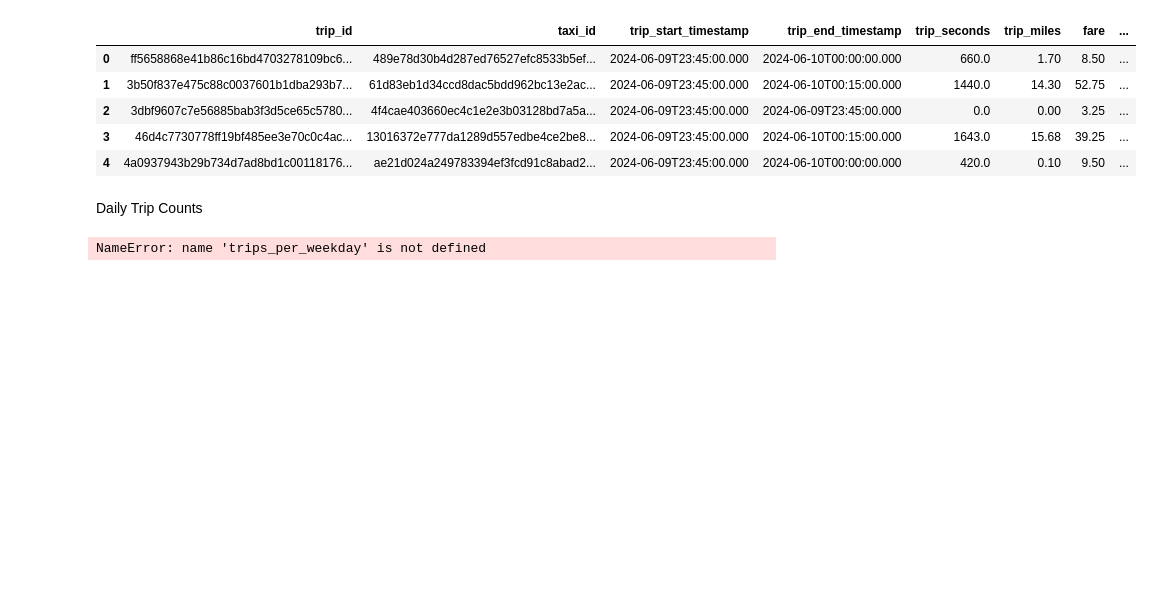
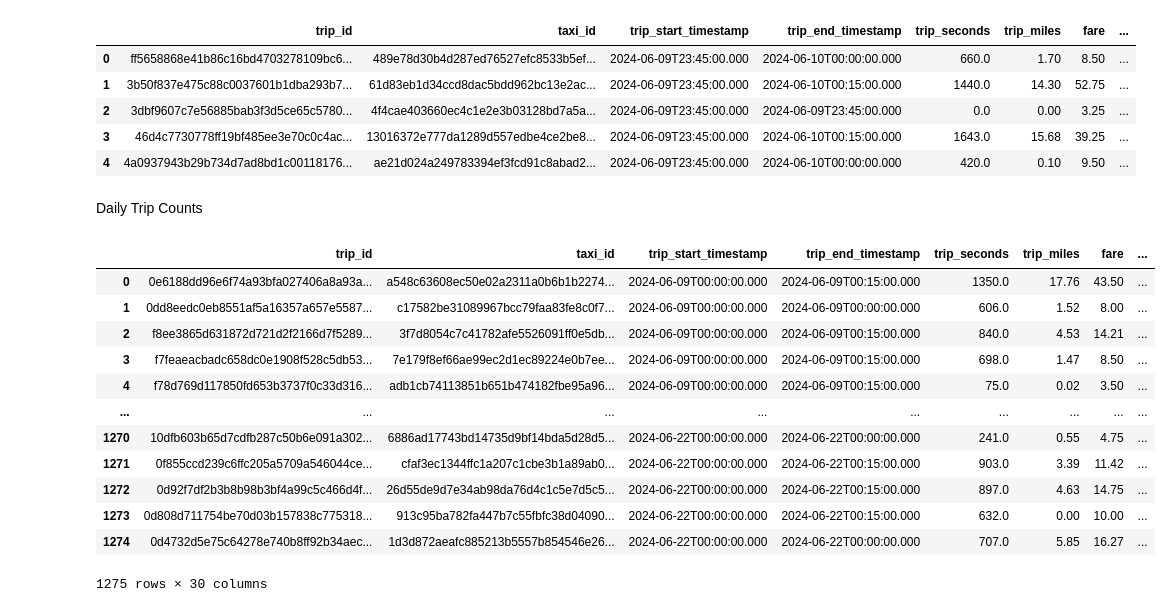
Before and after one commit to goga11111/Python_DE, a Jupyter notebook: 08_local_visualisations.ipynb, the cells around one changed output. Cells and saved outputs as stored; diff of their text form; code cells hidden in the pictures; blank space fills up the shorter version.

```diff
--- a/08_local_visualisations.ipynb
+++ b/08_local_visualisations.ipynb
@@ -173,21 +179,25 @@ trips_full.head()
 | 4 | 4a0937943b29b734d7ad8bd1c00118176... | ae21d024a249783394ef3fcd91c8abad2... | 2024-06-09T23:45:00.000 | 2024-06-10T00:00:00.000 | 420.0 | 0.10 | 9.50 | ... |
 # %% [markdown]
 Daily Trip Counts
-# %%
-# Define a custom color palette
-color_palette = ['#ff9999', '#66b3ff', '#99ff99', '#ffcc99', '#c2c2f0', '#ffb3e6', '#ff6666', '#ffb366', '#b3b3ff', '#66ff66']
-
-# Plotting the data
-trips_per_weekday.plot(kind="bar", figsize=(14, 8), fontsize=12, color=color_palette)
-
-# Adding titles and labels
-plt.xlabel("Weekday", fontsize = 13)
-plt.ylabel("Count of the trips", fontsize = 13)
-plt.title("Daily trip counts", fontsize = 20, pad = 18)
-
-# Show and save the plot into a file
-figure = plt.gcf()
-
-plt.show()
-# %% [output]
-NameError: name 'trips_per_weekday' is not defined
+# %%
+date['date'] = pd.to_datetime(date['date'])
+
+##trips_full['trip_end_timestamp'] = pd.to_datetime(trips_full['trip_end_timestamp'])
+trips_full['trip_start_date'] = trips_full['trip_start_timestamp']
+trips_full['trip_start_date'] = pd.to_datetime(trips_full['trip_start_date'])
+trips_full = pd.merge(trips_full, date, left_on='trip_start_date', right_on='date', how='inner')
+trips_full = trips_full.drop(columns=['date'])
+# %% [output]
+|  | trip_id | taxi_id | trip_start_timestamp | trip_end_timestamp | trip_seconds | trip_miles | fare | ... |
+| 0 | 0e6188dd96e6f74a93bfa027406a8a93a... | a548c63608ec50e02a2311a0b6b1b2274... | 2024-06-09T00:00:00.000 | 2024-06-09T00:15:00.000 | 1350.0 | 17.76 | 43.50 | ... |
+| 1 | 0dd8eedc0eb8551af5a16357a657e5587... | c17582be31089967bcc79faa83fe8c0f7... | 2024-06-09T00:00:00.000 | 2024-06-09T00:00:00.000 | 606.0 | 1.52 | 8.00 | ... |
+| 2 | f8ee3865d631872d721d2f2166d7f5289... | 3f7d8054c7c41782afe5526091ff0e5db... | 2024-06-09T00:00:00.000 | 2024-06-09T00:15:00.000 | 840.0 | 4.53 | 14.21 | ... |
+| 3 | f7feaeacbadc658dc0e1908f528c5db53... | 7e179f8ef66ae99ec2d1ec89224e0b7ee... | 2024-06-09T00:00:00.000 | 2024-06-09T00:15:00.000 | 698.0 | 1.47 | 8.50 | ... |
+| 4 | f78d769d117850fd653b3737f0c33d316... | adb1cb74113851b651b474182fbe95a96... | 2024-06-09T00:00:00.000 | 2024-06-09T00:15:00.000 | 75.0 | 0.02 | 3.50 | ... |
+| ... | ... | ... | ... | ... | ... | ... | ... | ... |
+| 1270 | 10dfb603b65d7cdfb287c50b6e091a302... | 6886ad17743bd14735d9bf14bda5d28d5... | 2024-06-22T00:00:00.000 | 2024-06-22T00:00:00.000 | 241.0 | 0.55 | 4.75 | ... |
+| 1271 | 0f855ccd239c6ffc205a5709a546044ce... | cfaf3ec1344ffc1a207c1cbe3b1a89ab0... | 2024-06-22T00:00:00.000 | 2024-06-22T00:15:00.000 | 903.0 | 3.39 | 11.42 | ... |
+| 1272 | 0d92f7df2b3b8b98b3bf4a99c5c466d4f... | 26d55de9d7e34ab98da76d4c1c5e7d5c5... | 2024-06-22T00:00:00.000 | 2024-06-22T00:15:00.000 | 897.0 | 4.63 | 14.75 | ... |
+| 1273 | 0d808d711754be70d03b157838c775318... | 913c95ba782fa447b7c55fbfc38d04090... | 2024-06-22T00:00:00.000 | 2024-06-22T00:15:00.000 | 632.0 | 0.00 | 10.00 | ... |
+| 1274 | 0d4732d5e75c64278e740b8ff92b34aec... | 1d3d872aeafc885213b5557b854546e26... | 2024-06-22T00:00:00.000 | 2024-06-22T00:00:00.000 | 707.0 | 5.85 | 16.27 | ... |
+1275 rows × 30 columns
```
Also changed, not shown: parts of 14 cells of this notebook.
